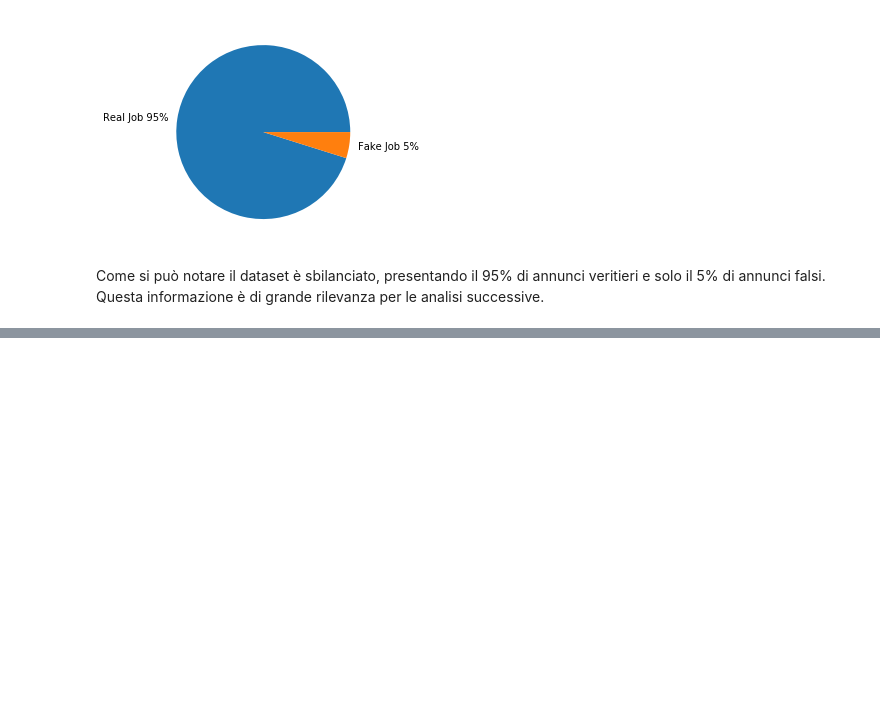
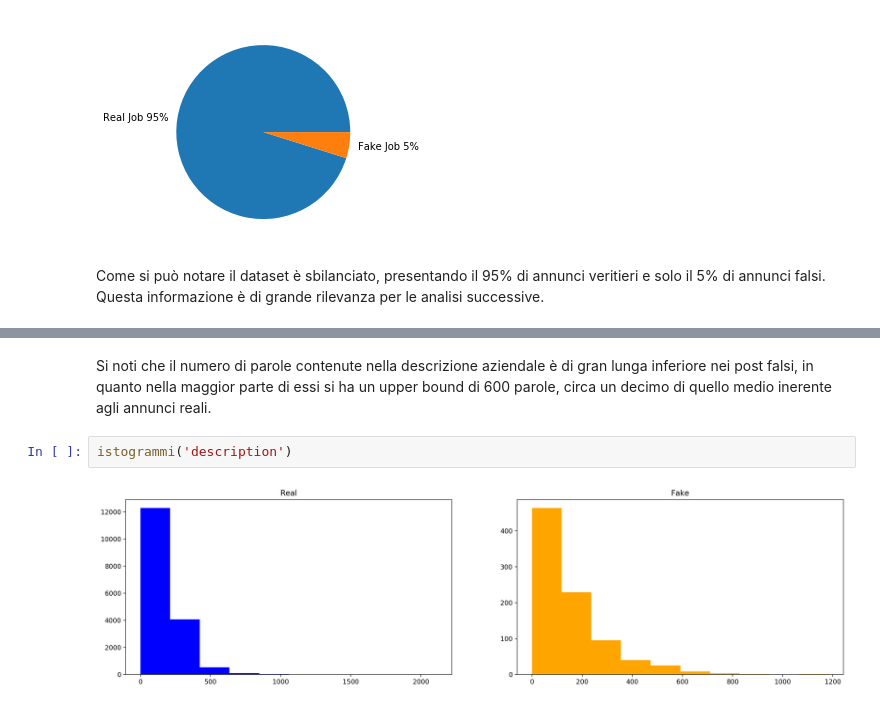
Before and after one commit to Elmaravilla7/DataMiningFJ, a Jupyter notebook: FakeJobPrediction.ipynb, the cells around one changed output, grey strips where cells are left out. Saved outputs shown, nothing was run; the diff lists cells and outputs as text; blank space fills up the shorter version.

```diff
--- a/FakeJobPrediction.ipynb
+++ b/FakeJobPrediction.ipynb
@@ -128,0 +166,6 @@ Questa informazione è di grande rilevanza per le analisi successive.
+# %% [markdown]
+Si noti che il numero di parole contenute nella descrizione aziendale è di gran lunga inferiore nei post falsi, in quanto nella maggior parte di essi si ha un upper bound di 600 parole, circa un decimo di quello medio inerente agli annunci reali.
+# %%
+istogrammi('description')
+# %% [output]
+[figure, added]
```
Also changed, not shown: parts of 21 cells of this notebook.
